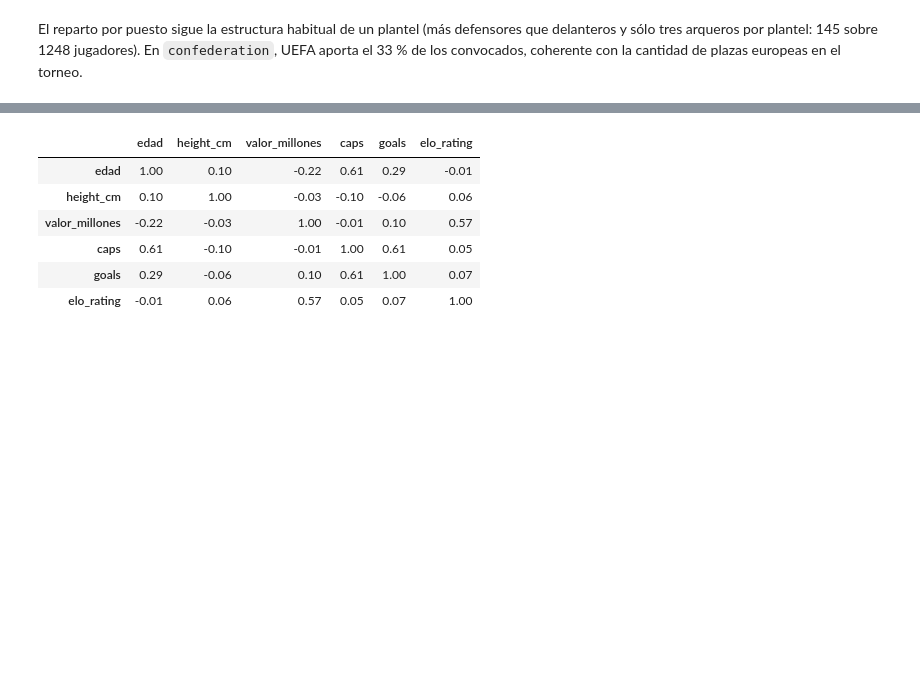
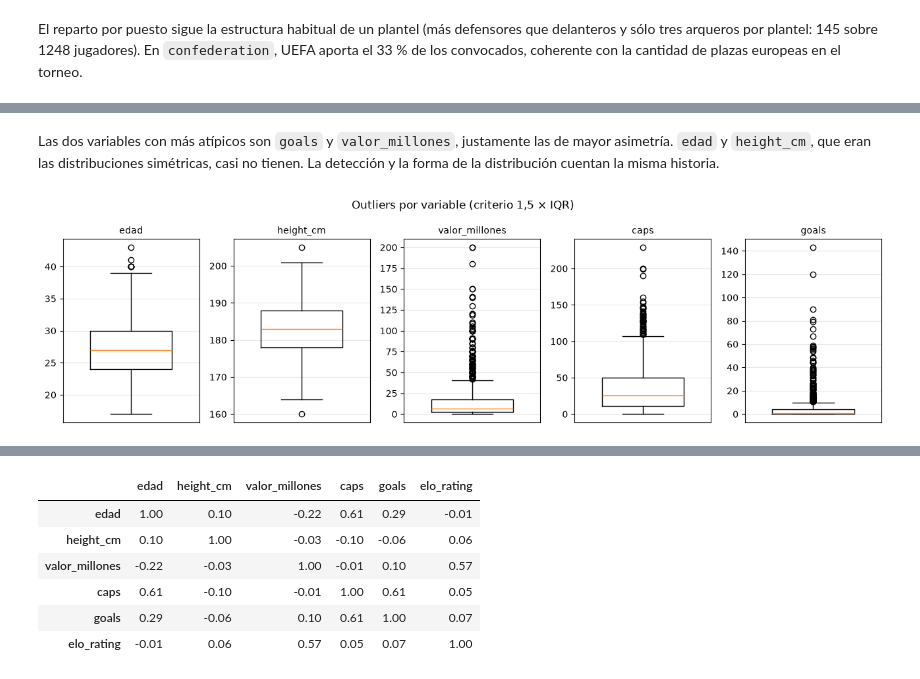
Before and after one commit to MartinMousist/Inteligencia-Artificial-IUA-Mousist-Jorge-Martin, a Jupyter notebook: E2/ejercicio2.ipynb, the cells around one changed output, grey strips where cells are left out. Drawn from its saved outputs; the diff is of its cells as text; code cells hidden in the pictures; blank space fills up the shorter version.

```diff
--- a/E2/ejercicio2.ipynb
+++ b/E2/ejercicio2.ipynb
@@ -208,0 +352,19 @@ de los convocados, coherente con la cantidad de plazas europeas en el torneo.
+# %% [markdown]
+Las dos variables con más atípicos son `goals` y `valor_millones`, justamente las de mayor
+asimetría. `edad` y `height_cm`, que eran las distribuciones simétricas, casi no tienen.
+La detección y la forma de la distribución cuentan la misma historia.
+# %%
+# Boxplot de cada variable numérica: la caja es el IQR y los puntos sueltos son los outliers
+fig, axes = plt.subplots(1, len(numericas), figsize=(13, 3.6))
+
+for ax, col in zip(axes, numericas):
+    ax.boxplot(df[col], widths=0.6)
+    ax.set_title(col, fontsize=10)
+    ax.set_xticks([])
+    ax.grid(axis='y', alpha=0.3)
+
+fig.suptitle('Outliers por variable (criterio 1,5 × IQR)')
+plt.tight_layout()
+plt.show()
+# %% [output]
+[figure, added]
```
Also changed, not shown: parts of 25 cells of this notebook.
